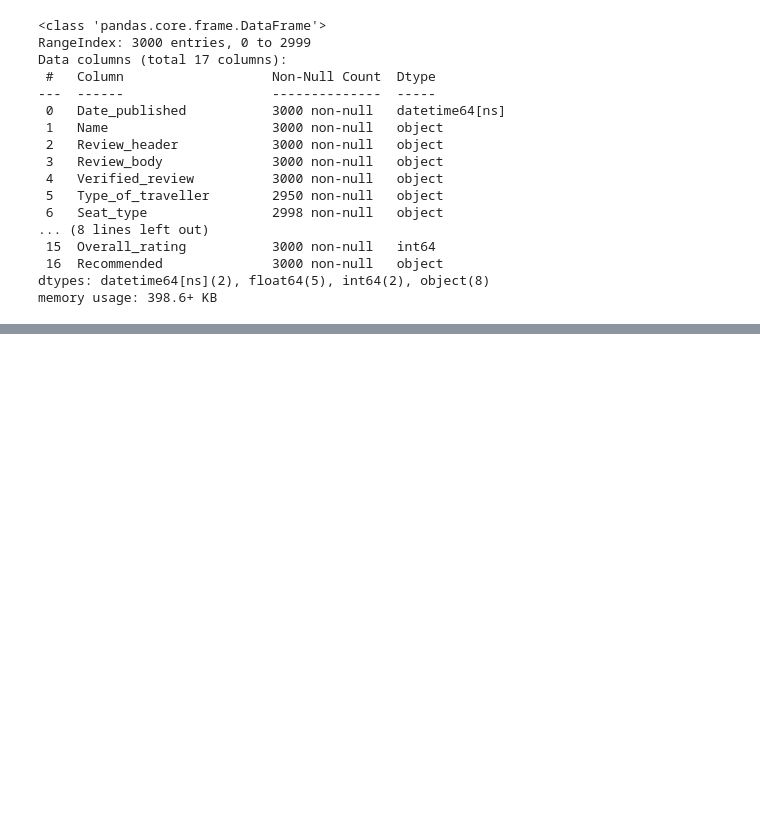
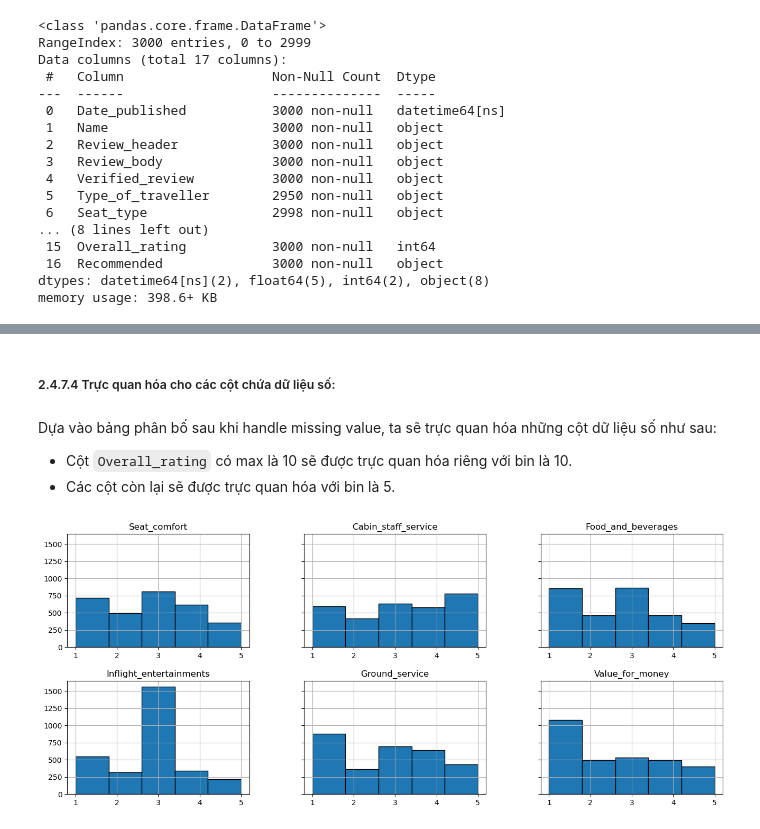
Before and after one commit to NgHuyen137/Intro2DS_Project, a Jupyter notebook: notebooks/2.0-preprocessing.ipynb, the cells around one changed output, grey strips where cells are left out. Saved outputs shown, nothing was run; the diff lists cells and outputs as text; code cells hidden in the pictures; blank space fills up the shorter version.

Commit message:
hoàn thành tiền xử lý dữ liệu

```diff
--- a/notebooks/2.0-preprocessing.ipynb
+++ b/notebooks/2.0-preprocessing.ipynb
@@ -150,0 +214,20 @@ memory usage: 398.6+ KB
+# %%
+def filling_missing_value(df: pd.DataFrame) -> pd.DataFrame:
+    # Thay thế NaN bằng mean của cột, được làm tròn
+    numeric_columns = raw_df.select_dtypes(include=['int64', 'float64']).columns
+    for col in numeric_columns:
+        mean = df[col].mean().round()
+        df[col].fillna((mean), inplace=True)
+
+    return df
+# %%
+raw_df = filling_missing_value(df=raw_df)
+
+# Chuyển đổi các cột float64 sang int64
+float_columns = raw_df.select_dtypes(include=['float64']).columns
+raw_df[float_columns] = raw_df[float_columns].astype('int64')
+
+# Xem lại bảng phân bố sau khi filling missing bởi mean, nhưng làm tròn tới hàng đơn vị, do rating là kiểu số nguyên
+num_col_info_df = raw_df.select_dtypes(include=['int64', 'float64'])
+num_col_info_df = num_col_info_df.agg([missing_ratio, "min", lower_quartile, median, upper_quartile, "max"])
+num_col_info_df
@@ -150,0 +242,13 @@ memory usage: 398.6+ KB
+# %% [markdown]
+##### 2.4.7.4 Trực quan hóa cho các cột chứa dữ liệu số:
+# %% [markdown]
+Dựa vào bảng phân bố sau khi handle missing value, ta sẽ trực quan hóa những cột dữ liệu số như sau:
+- Cột `Overall_rating` có max là 10 sẽ được trực quan hóa riêng với bin là 10.
+- Các cột còn lại sẽ được trực quan hóa với bin là 5.
+# %%
+# Visuallize cho các cột khác Overall_rating
+numeric_columns = raw_df.select_dtypes(include=['int64']).drop(columns=['Overall_rating'], errors='ignore')
+numeric_columns.hist(bins=5, figsize=(16, 10), layout=(3, 3), sharey=True, edgecolor='black')
+plt.show()
+# %% [output]
+[figure, added]
```
Also changed, not shown: parts of 22 cells of this notebook, 1 other file.
